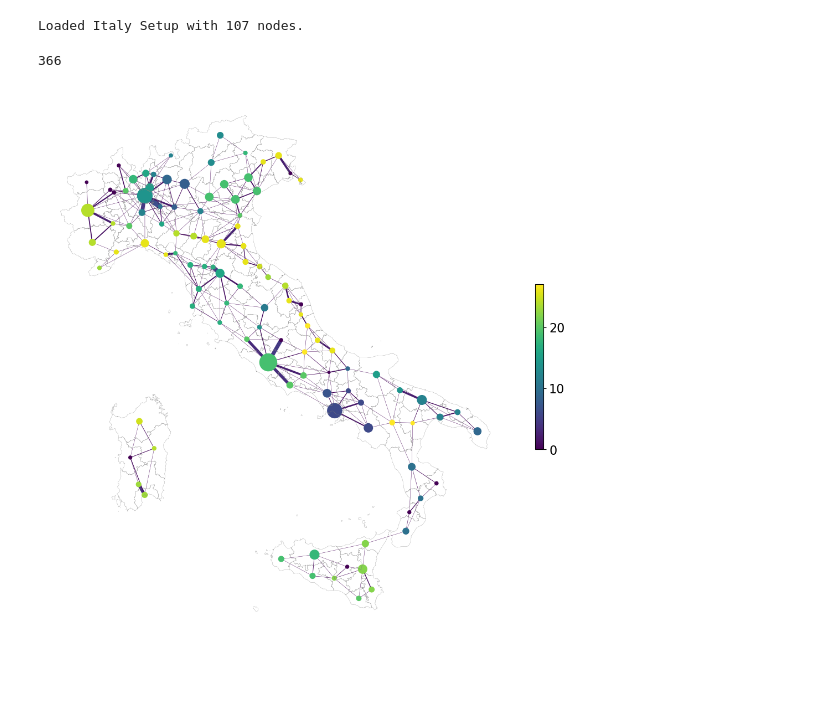
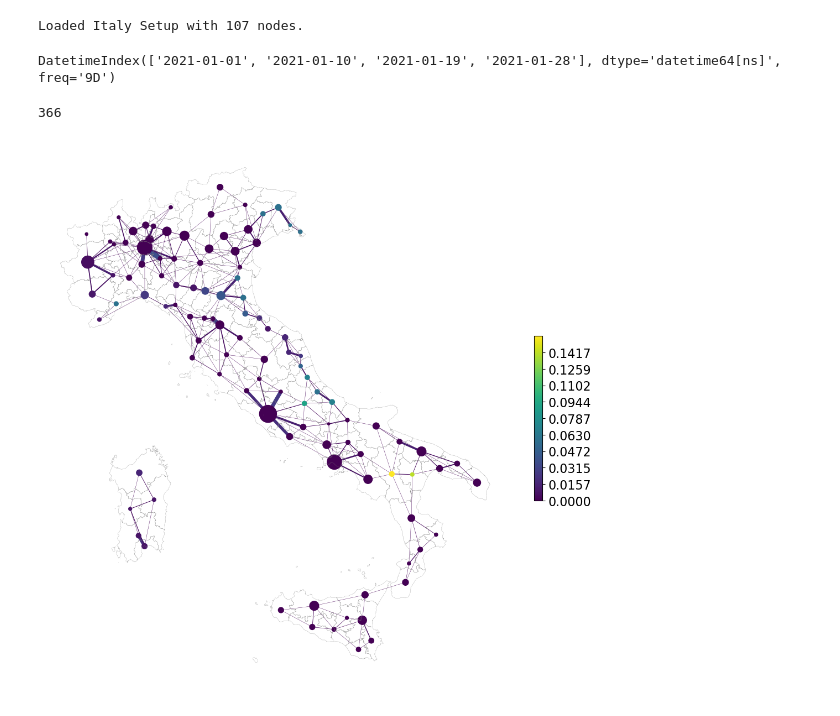
Before and after one commit to jcblemai/COVID-19_italy-vaccination-oc, a Jupyter notebook: analysis_opt.ipynb, the cells around one changed output. Cells and saved outputs as stored; diff of their text form; code cells hidden in the pictures; blank space fills up the shorter version.

Commit message:
better figures

```diff
--- a/analysis_opt.ipynb
+++ b/analysis_opt.ipynb
@@ -42,3 +34,13 @@ md = pd.read_csv(filename, index_col= 'date', parse_dates=True)
+# %%
+filename = 'model_output/scenarios/L-r15-t125000-id5-opi-107_90.csv'
+md = pd.read_csv(filename, index_col= 'date', parse_dates=True)
+baseline_fn = 'model_output/scenarios/L-r15-t125000-id5-novacc-107_90.csv'
+bl = pd.read_csv(baseline_fn, index_col= 'date', parse_dates=True)
+# %%
+dates_interm = pd.date_range(setup.start_date, setup.end_date, freq='9D')
+dates_interm
+# %% [output]
+DatetimeIndex(['2021-01-01', '2021-01-10', '2021-01-19', '2021-01-28'], dtype='datetime64[ns]', freq='9D')
 # %%
 G = networkx.Graph()
 G.position = {}
@@ -74,39 +92,40 @@ fig, ax = plt.subplots(1,1,figsize=(10, 10), dpi=100, constrained_layout=True) #
 
 networkx.draw(G,
           G.position,
           node_size=500/max(setup.pop_node) * np.array([G.population[v] for v in G]),
           #node_color=[float(G.degree(v)) for v in G],
           #node_color=[G.population[v] for v in G],
           #node_color=[G.epi[v]['vacc']/G.population[v] for v in G],
-          node_color= [G.epi[v]['NdayV'] for v in G],
+          node_color= [G.epi[v]['total_vacc']/G.population[v] for v in G],
           width = 30* np.array([max(a['weight'],0.01) for u,v,a in G.edges(data=True)]),
           edge_color= 10 * np.array([a['weight'] for u,v,a in G.edges(data=True)]),
           edge_cmap = mpl.cm.viridis,
         cmap = mpl.cm.viridis,
           ax = ax,
          with_labels=False
        )
 
 #     # scale the axes equally
 plt.xlim(min(setup.pos_node[:,0]) - 100000, max(setup.pos_node[:,0])+ 100000)
 plt.ylim(min(setup.pos_node[:,1]) - 100000, max(setup.pos_node[:,1])+ 100000)
 
 #s.shp.plot(ax = ax, column='' cmap='OrRd', facecolor="none", edgecolor="black")
 
-setup.shp.boundary.plot(ax = ax,  edgecolor="grey", linewidth = .21)
+setup.shp.boundary.plot(ax = ax,  edgecolor="grey", linewidth = .2)
 
 
 cmap = mpl.cm.viridis#sns.cm.rocket
-vmin = min([G.epi[v]['NdayV'] for v in G])
-vmax = max([G.epi[v]['NdayV'] for v in G])
+vmin = min([G.epi[v]['total_vacc']/G.population[v] for v in G])
+vmax = max([G.epi[v]['total_vacc']/G.population[v] for v in G])
 sm = plt.cm.ScalarMappable(cmap=cmap, norm=plt.Normalize(vmin = vmin, vmax=vmax))
 #sm._A = []
-cmap = fig.colorbar(sm, ax=ax, shrink=.3,  ticks=np.arange(0, vmax+10, 10),location = 'right')
+cmap = fig.colorbar(sm, ax=ax, shrink=.3,  ticks=np.arange(0, vmax, vmax/10),location = 'right')
 
-cmap.ax.set_yticklabels(['{:.0f}'.format(x) for x in np.arange(0, vmax+10, 10)], fontsize=16)#, weight='bold')
+cmap.ax.set_yticklabels(['{:.4f}'.format(x) for x in np.arange(0, vmax,vmax/10)], fontsize=16)#, weight='bold')
 
 plt.draw()
+fig.savefig('figures/map_nd.pdf')
 # %% [output]
-[figure, old version]
+[figure, new version]
 # %%
 fig, ax = plt.subplots(1,1,figsize=(10, 10))
```
Also changed, not shown: parts of 14 cells of this notebook, 2 other files.
